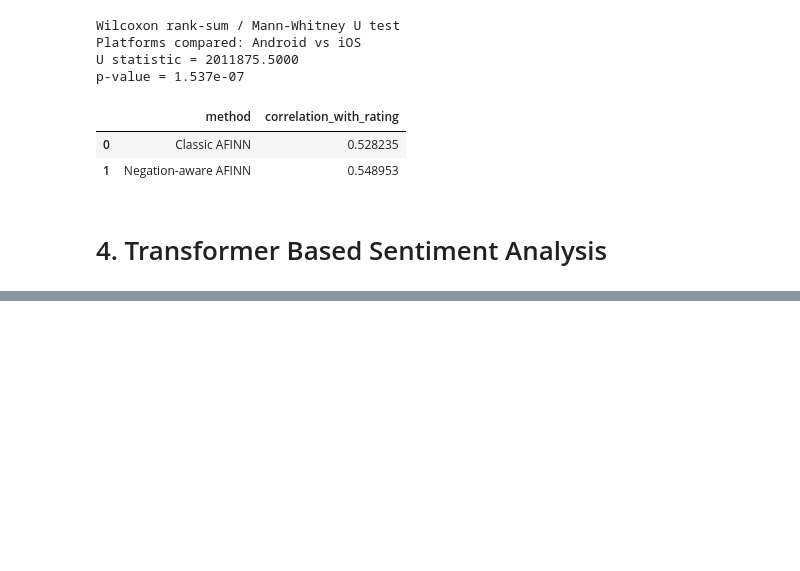
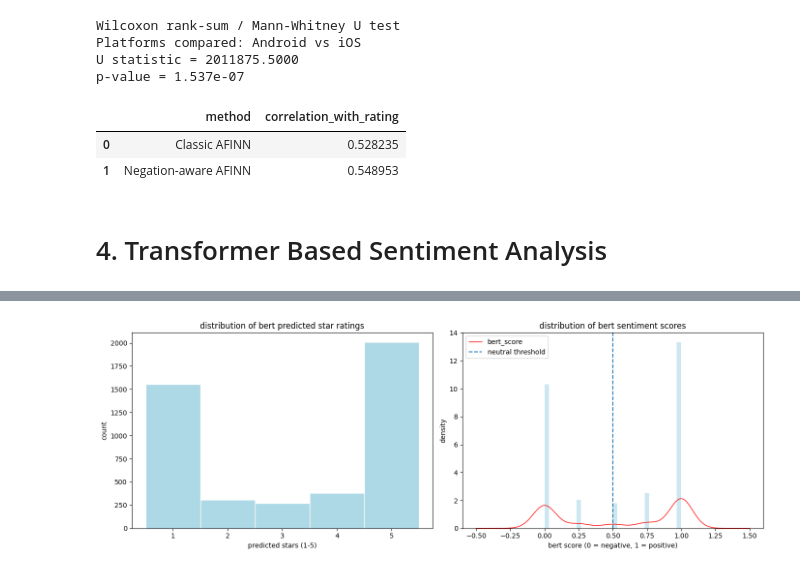
Before and after one commit to dpchi12/sentiment-analysis-for-banks-mobile-app-review, a Jupyter notebook: Model (old data)/old_approach_sentiment_analysis.ipynb, the cells around one changed output, grey strips where cells are left out. Saved outputs shown, nothing was run; the diff lists cells and outputs as text; code cells hidden in the pictures; blank space fills up the shorter version.

Commit message:
Apply BERT Transformer sentiment scoring on old dataset

```diff
--- a/Model (old data)/old_approach_sentiment_analysis.ipynb
+++ b/Model (old data)/old_approach_sentiment_analysis.ipynb
@@ -1608,3 +1612,16 @@ correlation_comparison
 | 1 | Negation-aware AFINN | 0.548953 |
 # %% [markdown]
 # 4. Transformer Based Sentiment Analysis
+# %%
+# CHANGE FOR THE NEW PREPROCESSING
+
+data = pd.read_csv("../Dataset/data_old_approach/old_preprocessed_transformer.csv")
+
+
+# drop rows with empty clean_text
+data = data[data["clean_text"].map(lambda x: isinstance(x, str) and len(x) > 0)].reset_index(drop=True)
+data["review_id"] = data.index
+data["rating"] = pd.to_numeric(data["rating"], errors="coerce")
+
+print(f"rows loaded: {data.shape[0]}")
+print(data["rating"].value_counts().sort_index())
@@ -1610,0 +1639,8 @@ correlation_comparison
+# %%
+sentiment_classifier = pipeline(
+    task="text-classification",
+    model="nlptown/bert-base-multilingual-uncased-sentiment",
+    device=0,       # -1 = cpu; set to 0 for gpu
+    truncation=True,
+    max_length=512,
+)
@@ -1610,0 +1694,23 @@ correlation_comparison
+# %%
+fig, axes = plt.subplots(1, 2, figsize=(14, 5))
+
+# predicted star distribution
+axes[0].hist(data["bert_stars"], bins=5, range=(0.5, 5.5), color="lightblue", edgecolor="white")
+axes[0].set_title("distribution of bert predicted star ratings")
+axes[0].set_xlabel("predicted stars (1-5)")
+axes[0].set_ylabel("count")
+axes[0].set_xticks([1, 2, 3, 4, 5])
+
+# normalized sentiment score distribution
+axes[1].hist(data["bert_score"], bins=30, density=True, color="lightblue", alpha=0.6)
+data["bert_score"].plot(kind="density", ax=axes[1], color="red", linewidth=1)
+axes[1].axvline(0.5, linestyle="--", label="neutral threshold")
+axes[1].set_title("distribution of bert sentiment scores")
+axes[1].set_xlabel("bert score (0 = negative, 1 = positive)")
+axes[1].set_ylabel("density")
+axes[1].legend()
+
+plt.tight_layout()
+plt.show()
+# %% [output]
+[figure, added]
```
Also changed, not shown: parts of 15 cells of this notebook, 1 other file.
